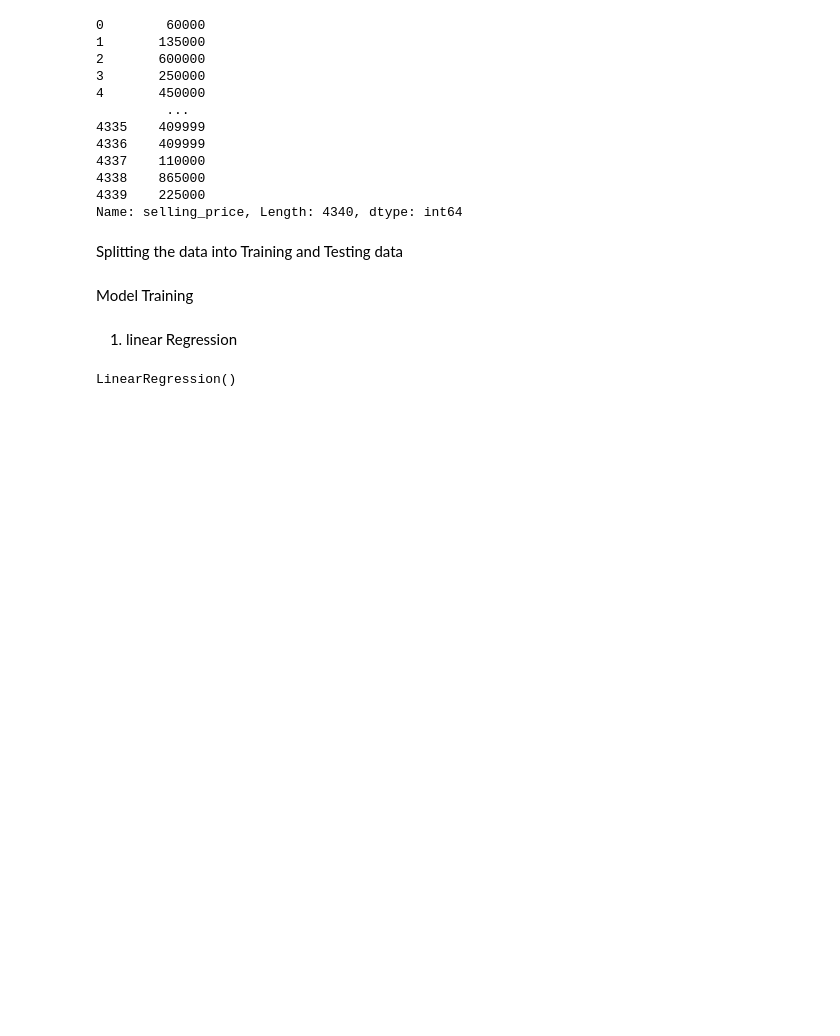
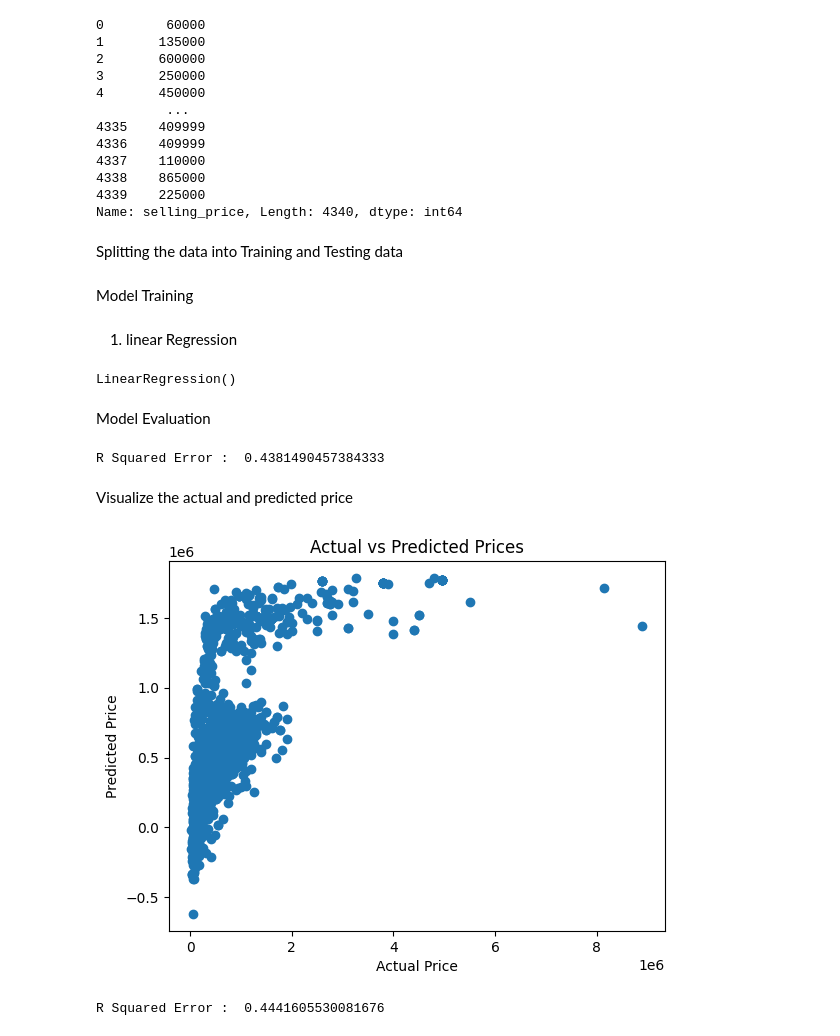
Before and after one commit to Sampatti15/Car-Price_Prediction, a Jupyter notebook: Car Price Prediction.ipynb, the cells around one changed output. Cells and saved outputs as stored; diff of their text form; code cells hidden in the pictures; blank space fills up the shorter version.

```diff
--- a/Car Price Prediction.ipynb
+++ b/Car Price Prediction.ipynb
@@ -160,3 +160,24 @@ lin_reg_model = LinearRegression()
 lin_reg_model.fit(X_train, Y_train)
 # %% [output]
 LinearRegression()
+# %% [markdown]
+Model Evaluation
+# %%
+# Prediction on Training data
+training_data_prediction = lin_reg_model.predict(X_train)
+# %%
+# Squared Error
+error_score = metrics.r2_score(Y_train, training_data_prediction)
+print("R Squared Error : ", error_score)
+# %% [output]
+R Squared Error :  0.4381490457384333
+# %% [markdown]
+Visualize the actual and predicted price
+# %%
+plt.scatter(Y_train, training_data_prediction)
+plt.xlabel("Actual Price")
+plt.ylabel("Predicted Price")
+plt.title("Actual vs Predicted Prices")
+plt.show()
+# %% [output]
+[figure, added]
@@ -162,0 +187,6 @@ LinearRegression()
+# %%
+# Squared Error
+error_score = metrics.r2_score(Y_test, test_data_prediction)
+print("R Squared Error : ", error_score)
+# %% [output]
+R Squared Error :  0.4441605530081676
```
Also changed, not shown: parts of 14 cells of this notebook, 1 other file.
